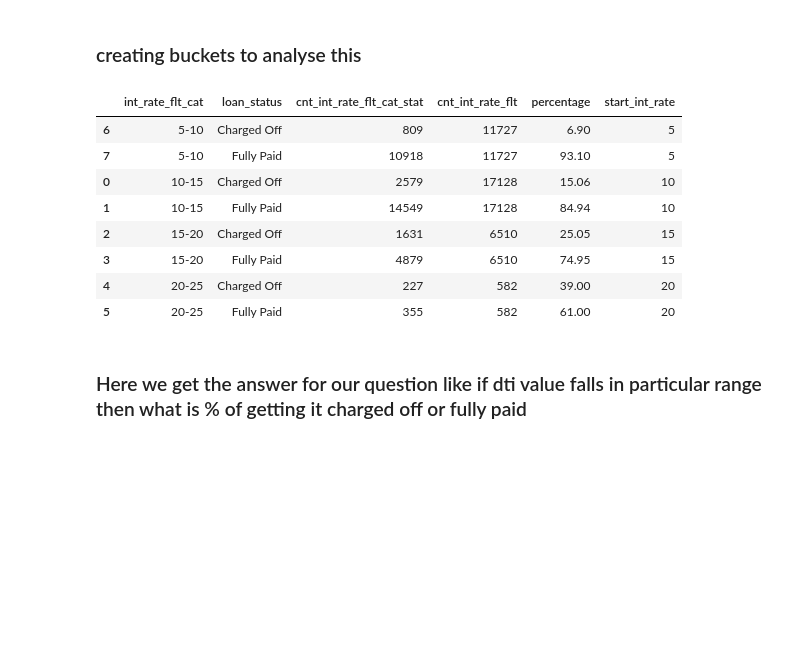
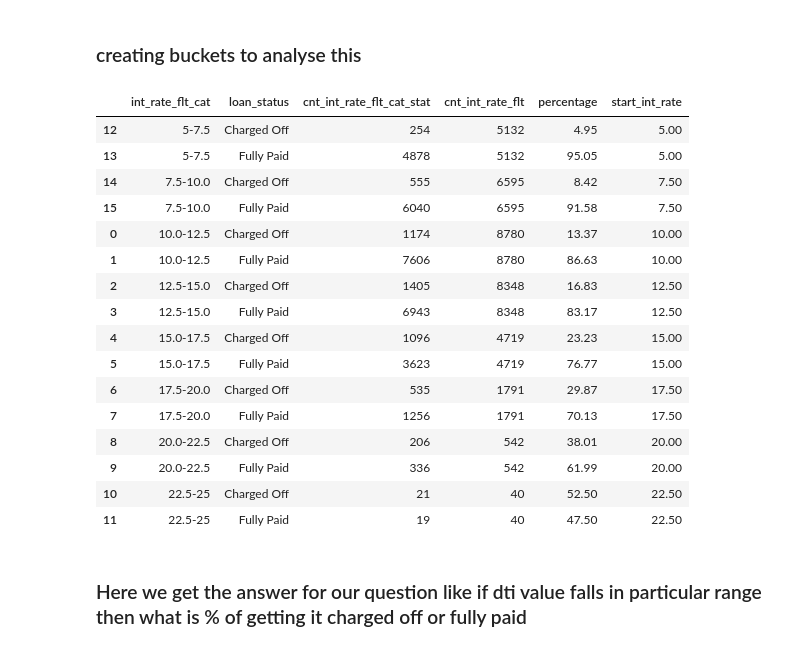
Before and after one commit to simplyshravan/Lending_Club_Case_Study, a Jupyter notebook: Shravan_Kumar_Yadav.ipynb, the cells around one changed output. Cells and saved outputs as stored; diff of their text form; code cells hidden in the pictures; blank space fills up the shorter version.

```diff
--- a/Shravan_Kumar_Yadav.ipynb
+++ b/Shravan_Kumar_Yadav.ipynb
@@ -520,5 +563,5 @@ array(['Computer', 'bike', 'real estate business', 'personel',
 # %% [markdown]
 ### The purpose column is more clearer than title. So we can drop title from our data
 # %%
-Loan_data=Loan_data.drop(['title'], axis = 1)
+loandata=loandata.drop(['title'], axis = 1)
 # %%
@@ -601,5 +644,5 @@ def loan_amnt_cat(x):
     elif x>25000 and x<=30000:
         return '25000-30000'
 
-Loan_data['loan_amt_category']=Loan_data['loan_amnt'].apply(loan_amnt_cat)
+loandata['loan_amt_category']=loandata['loan_amnt'].apply(loan_amnt_cat)
 # %%
@@ -693,5 +736,5 @@ def annual_inc_cat(x):
     elif x>120000 and x<=140000:
         return '120000-140000'
 
-Loan_data['annual_inc_cat']=Loan_data['annual_inc'].apply(annual_inc_cat)
+loandata['annual_inc_cat']=loandata['annual_inc'].apply(annual_inc_cat)
 # %%
@@ -781,11 +824,11 @@ def dti_cat(x):
         return '25-30'
 
 
-Loan_data['dti_cat']=Loan_data['dti'].apply(dti_cat)
-dti=Loan_data.groupby(['dti_cat','loan_status'])['dti_cat'].count().rename('cnt_dti_cat_stat')
+loandata['dti_cat']=loandata['dti'].apply(dti_cat)
+dti=loandata.groupby(['dti_cat','loan_status'])['dti_cat'].count().rename('cnt_dti_cat_stat')
 dti=dti.reset_index(level=['dti_cat','loan_status'])
 
-dti1=Loan_data.groupby(['dti_cat'])['dti_cat'].count().rename('cnt_dti')
+dti1=loandata.groupby(['dti_cat'])['dti_cat'].count().rename('cnt_dti')
 dti1=dti1.reset_index(level=['dti_cat'])
 dti1=pd.DataFrame(dti1)
 dti1.columns
@@ -828,47 +871,55 @@ sns.histplot(data=Loan_data, x="int_rate_flt", kde=True,hue='loan_status')
 # %%
 def int_rate_flt_cat(x):
     if x>5 and x<=7.5:
-        return '0-5'
+        return '5-7.5'
     elif x>7.5 and x<=10.0:
-        return '5-10'
+        return '7.5-10.0'
     elif x>10.0 and x<=12.5:
-        return '10-15'
+        return '10.0-12.5'
     elif x>12.5 and x<=15.0:
-        return '15-20'
+        return '12.5-15.0'
     elif x>15.0 and x<=17.5:
-        return '20-25'
+        return '15.0-17.5'
     elif x>17.5 and x<=20.0:
-        return '25-30'
+        return '17.5-20.0'
     elif x>20.0 and x<=22.5:
-        return '25-30'
+        return '20.0-22.5'
     elif x>22.5 and x<=25:
-        return '25-30'
+        return '22.5-25'
 
 
-Loan_data['int_rate_flt_cat']=Loan_data['int_rate_flt'].apply(dti_cat)
-interest_rate=Loan_data.groupby(['int_rate_flt_cat','loan_status'])['int_rate_flt_cat'].count().rename('cnt_int_rate_flt_cat_stat')
+loandata['int_rate_flt_cat']=loandata['int_rate_flt'].apply(int_rate_flt_cat)
+interest_rate=loandata.groupby(['int_rate_flt_cat','loan_status'])['int_rate_flt_cat'].count().rename('cnt_int_rate_flt_cat_stat')
 interest_rate=interest_rate.reset_index(level=['int_rate_flt_cat','loan_status'])
 
-interest_rate1=Loan_data.groupby(['int_rate_flt_cat'])['int_rate_flt_cat'].count().rename('cnt_int_rate_flt')
+interest_rate1=loandata.groupby(['int_rate_flt_cat'])['int_rate_flt_cat'].count().rename('cnt_int_rate_flt')
 interest_rate1=interest_rate1.reset_index(level=['int_rate_flt_cat'])
 interest_rate1=pd.DataFrame(interest_rate1)
 interest_rate1.columns
 
 interest_rate2=pd.merge(interest_rate,interest_rate1,on='int_rate_flt_cat')
 interest_rate2['percentage']=(interest_rate2['cnt_int_rate_flt_cat_stat']*100)/interest_rate2['cnt_int_rate_flt']
-interest_rate2['start_int_rate']=interest_rate2['int_rate_flt_cat'].apply(lambda x:int(x.split('-')[0]))
+interest_rate2['start_int_rate']=interest_rate2['int_rate_flt_cat'].apply(lambda x:float(x.split('-')[0]))
 interest_rate2=interest_rate2.sort_values('start_int_rate')
 interest_rate2
 # %% [output]
 |  | int_rate_flt_cat | loan_status | cnt_int_rate_flt_cat_stat | cnt_int_rate_flt | percentage | start_int_rate |
-| 6 | 5-10 | Charged Off | 809 | 11727 | 6.90 | 5 |
-| 7 | 5-10 | Fully Paid | 10918 | 11727 | 93.10 | 5 |
-| 0 | 10-15 | Charged Off | 2579 | 17128 | 15.06 | 10 |
-| 1 | 10-15 | Fully Paid | 14549 | 17128 | 84.94 | 10 |
-| 2 | 15-20 | Charged Off | 1631 | 6510 | 25.05 | 15 |
-| 3 | 15-20 | Fully Paid | 4879 | 6510 | 74.95 | 15 |
-| 4 | 20-25 | Charged Off | 227 | 582 | 39.00 | 20 |
-| 5 | 20-25 | Fully Paid | 355 | 582 | 61.00 | 20 |
+| 12 | 5-7.5 | Charged Off | 254 | 5132 | 4.95 | 5.00 |
+| 13 | 5-7.5 | Fully Paid | 4878 | 5132 | 95.05 | 5.00 |
+| 14 | 7.5-10.0 | Charged Off | 555 | 6595 | 8.42 | 7.50 |
+| 15 | 7.5-10.0 | Fully Paid | 6040 | 6595 | 91.58 | 7.50 |
+| 0 | 10.0-12.5 | Charged Off | 1174 | 8780 | 13.37 | 10.00 |
+| 1 | 10.0-12.5 | Fully Paid | 7606 | 8780 | 86.63 | 10.00 |
+| 2 | 12.5-15.0 | Charged Off | 1405 | 8348 | 16.83 | 12.50 |
+| 3 | 12.5-15.0 | Fully Paid | 6943 | 8348 | 83.17 | 12.50 |
+| 4 | 15.0-17.5 | Charged Off | 1096 | 4719 | 23.23 | 15.00 |
+| 5 | 15.0-17.5 | Fully Paid | 3623 | 4719 | 76.77 | 15.00 |
+| 6 | 17.5-20.0 | Charged Off | 535 | 1791 | 29.87 | 17.50 |
+| 7 | 17.5-20.0 | Fully Paid | 1256 | 1791 | 70.13 | 17.50 |
+| 8 | 20.0-22.5 | Charged Off | 206 | 542 | 38.01 | 20.00 |
+| 9 | 20.0-22.5 | Fully Paid | 336 | 542 | 61.99 | 20.00 |
+| 10 | 22.5-25 | Charged Off | 21 | 40 | 52.50 | 22.50 |
+| 11 | 22.5-25 | Fully Paid | 19 | 40 | 47.50 | 22.50 |
 # %% [markdown]
 ### Here we get the answer for our question like if dti value falls in particular range then what is % of getting it charged off or fully paid
 # %%
```
Also changed, not shown: parts of 212 cells of this notebook.
